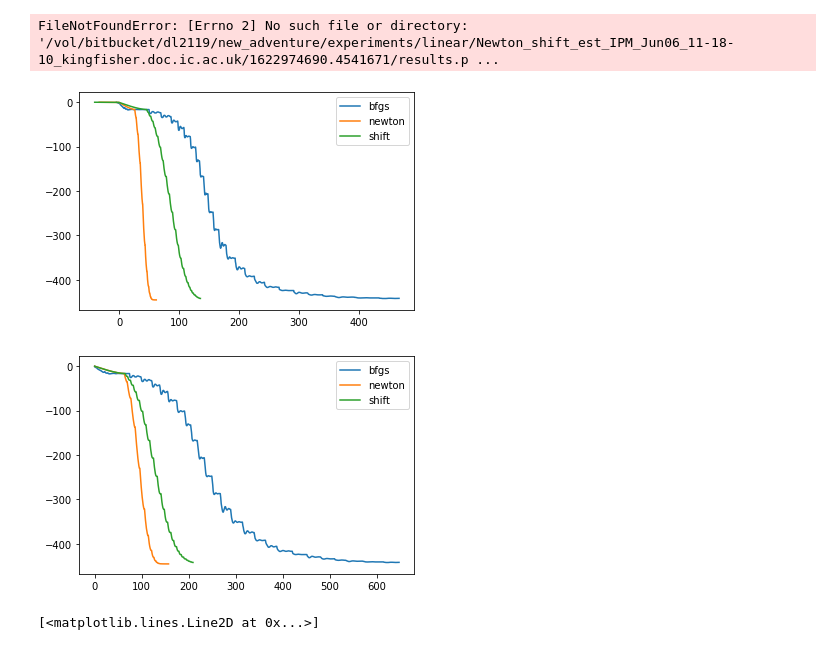
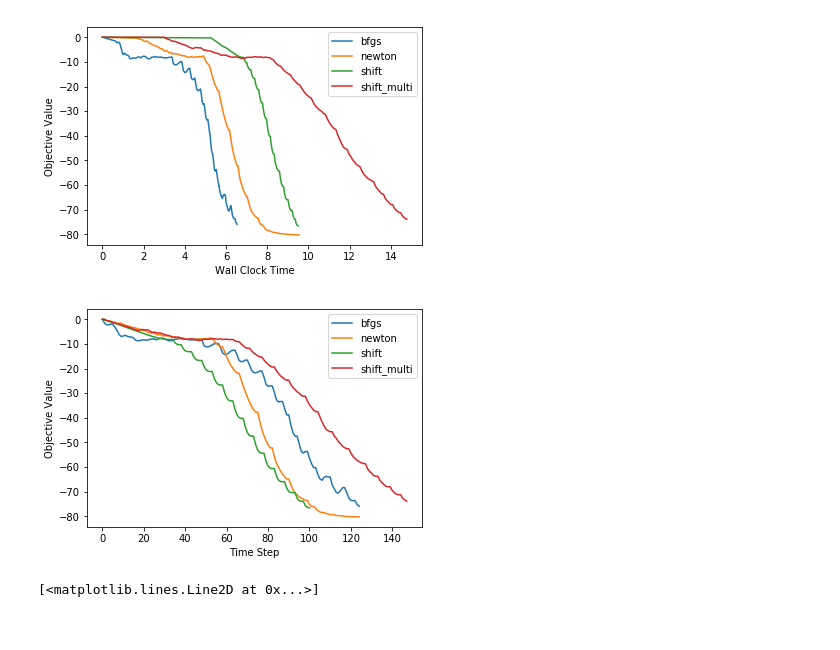
Before and after one commit to daniellengyel/new_adventure, a Jupyter notebook: notebooks/Opt_Comparisons.ipynb, the cells around one changed output. Drawn from its saved outputs; the diff is of its cells as text; code cells hidden in the pictures.

Commit message:
fixed multi

```diff
--- a/notebooks/Opt_Comparisons.ipynb
+++ b/notebooks/Opt_Comparisons.ipynb
@@ -23,36 +20,34 @@ The autoreload extension is already loaded. To reload it, use:
 # %%
-# exp_path = "/Users/daniellengyel/new_adventure/experiments/linear/"
+exp_path = "/Users/daniellengyel/new_adventure/experiments/linear/"
 # exp_path = "/rds/general/user/dl2119/home/new_adventure/experiments/linear/"
-exp_path = "/vol/bitbucket/dl2119/new_adventure/experiments/linear/"
+# exp_path = "/vol/bitbucket/dl2119/new_adventure/experiments/linear/"
 
-bfgs_folder = "BFGS_Jun06_11-13-13_kingfisher.doc.ic.ac.uk"
-bfgs_id = "1622974393.7584128"
+bfgs_folder = "BFGS_Jun16_01-23-09_Daniels-MacBook-Pro-4.local"
+bfgs_id = "1623802989.687864"
 bfgs_path = load_opt_path(exp_path + bfgs_folder, bfgs_id)
 
-newton_folder = "Newton_IPM_Jun06_11-16-22_kingfisher.doc.ic.ac.uk"
-newton_id = "1622974582.776407"
+newton_folder = "Newton_IPM_Jun16_01-22-04_Daniels-MacBook-Pro-4.local"
+newton_id = "1623802924.490263"
 newton_path = load_opt_path(exp_path + newton_folder, newton_id)
 
-shift_folder = "Newton_shift_est_IPM_Jun06_11-13-12_kingfisher.doc.ic.ac.uk"
-shift_id = "1622974392.571514"
+shift_folder = "Newton_shift_est_IPM_Jun16_00-55-58_Daniels-MacBook-Pro-4.local"
+shift_id = "1623801358.333193"
 shift_path = load_opt_path(exp_path + shift_folder, shift_id)
 
-shift_multi_folder = "Newton_shift_est_IPM_Jun06_11-18-10_kingfisher.doc.ic.ac.uk"
-shift_multi_id = "1622974690.4541671"
+shift_multi_folder = "Newton_multilevel_est_IPM_Jun16_01-28-47_Daniels-MacBook-Pro-4.local"
+shift_multi_id = "1623803327.87253"
 shift_multi_path = load_opt_path(exp_path + shift_multi_folder, shift_multi_id)
-# %% [output]
-FileNotFoundError: [Errno 2] No such file or directory: '/vol/bitbucket/dl2119/new_adventure/experiments/linear/Newton_shift_est_IPM_Jun06_11-18-10_kingfisher.doc.ic.ac.uk/1622974690.4541671/results.p ...
 # %%
 
 
 bfgs_vals = convert_opt_path(bfgs_path)
-bfgs_vals[:, 1] -= bfgs_vals[1, 1]
+# bfgs_vals[:, 1] -= bfgs_vals[1, 1]
 newton_vals = convert_opt_path(newton_path)
-newton_vals[:, 1] -= newton_vals[1, 1]
+# newton_vals[:, 1] -= newton_vals[1, 1]
 shift_vals = convert_opt_path(shift_path)
-shift_vals[:, 1] -= shift_vals[1, 1]
-# shift_multi_vals = convert_opt_path(shift_multi_path)
-
+# shift_vals[:, 1] -= shift_vals[1, 1]
+shift_multi_vals = convert_opt_path(shift_multi_path)
+# shift_vals[:, 1] -= shift_vals[1, 1]
 
 # bfgs_vals = np.array([[[np.sum(p[i][0]), p[i][1]] for i in range(len(p))] for p in bfgs_path ]).reshape(-1, 2)
 # newton_vals = np.array([[[np.sum(p[i][0]), p[i][1]] for i in range(len(p))] for p in newton_path ]).reshape(-1, 2)
@@ -60,24 +55,29 @@ shift_vals[:, 1] -= shift_vals[1, 1]
 # %%
 plt.plot(bfgs_vals[:, 1], bfgs_vals[:, 0], label="bfgs")
 plt.plot(newton_vals[:, 1], newton_vals[:, 0], label="newton")
 plt.plot(shift_vals[:, 1], shift_vals[:, 0], label="shift")
-# plt.plot(shift_multi_vals[:, 1], shift_multi_vals[:, 0], label="shift_multi")
+plt.plot(shift_multi_vals[:, 1], shift_multi_vals[:, 0], label="shift_multi")
 
 plt.legend()
 # plt.ylim(-6000, -5500)
+plt.xlabel("Wall Clock Time")
+plt.ylabel("Objective Value")
 plt.show()
 # %% [output]
-[figure, old version]
+[figure, new version]
 # %%
 plt.plot(bfgs_vals[:, 0], label="bfgs")
 plt.plot(newton_vals[:, 0], label="newton")
 plt.plot(shift_vals[:, 0], label="shift")
-# plt.plot(shift_multi_vals[:, 0], label="shift_multi")
+plt.plot(shift_multi_vals[:, 0], label="shift_multi")
 
 plt.legend()
+# plt.ylim(-6000, -5500)
+plt.xlabel("Time Step")
+plt.ylabel("Objective Value")
 plt.show()
 # %% [output]
-[figure, old version]
+[figure, new version]
 # %%
 def path_distance(path1, path2):
     res = []
```
Also changed, not shown: parts of 13 cells of this notebook, 7 other files.
